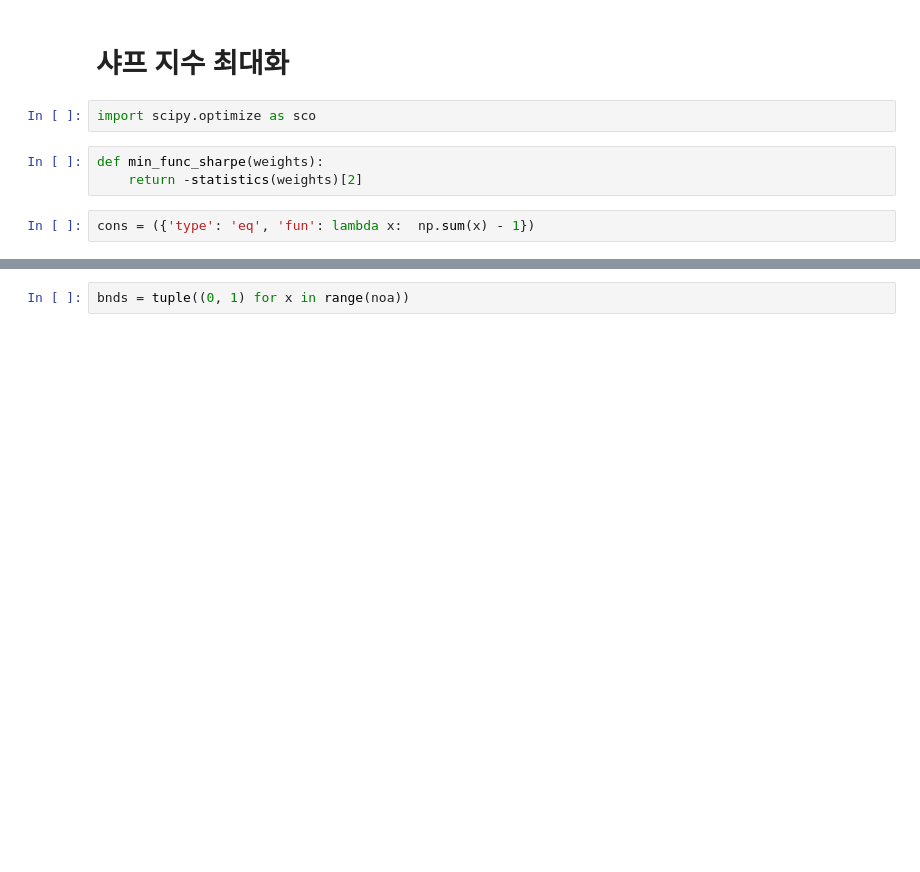
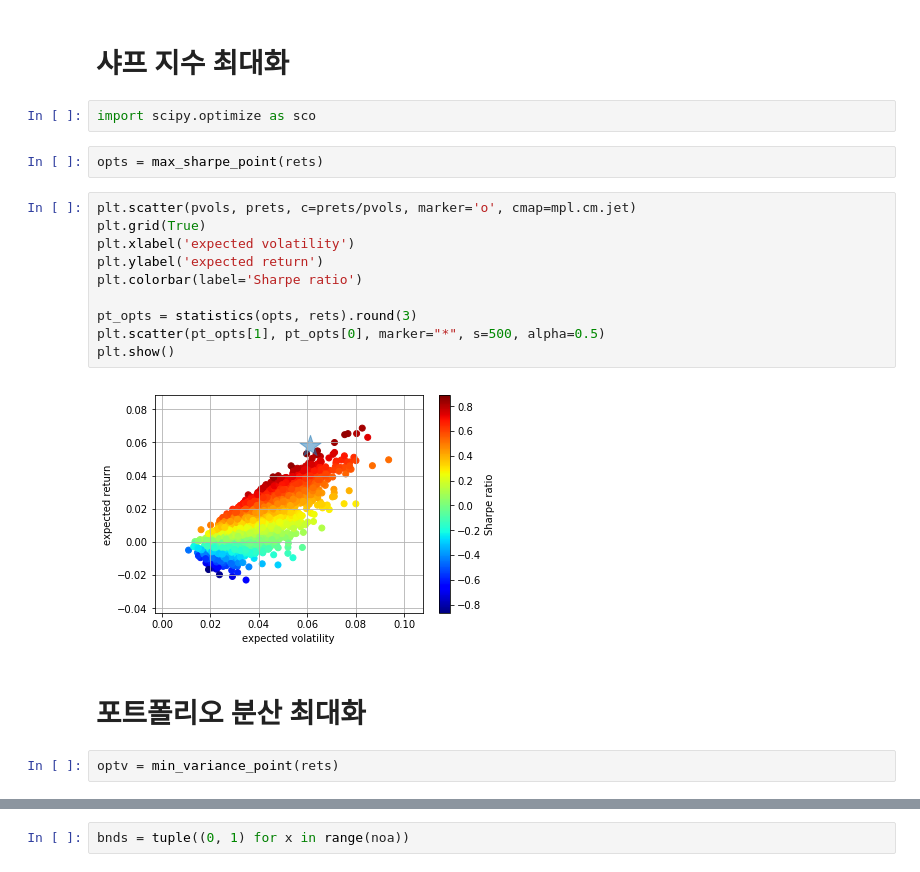
Before and after one commit to hatter30/tf_finance, a Jupyter notebook: analysis.ipynb, the cells around one changed output, grey strips where cells are left out. Saved outputs shown, nothing was run; the diff lists cells and outputs as text; blank space fills up the shorter version.

Commit message:
add shapre, variance analysis

```diff
--- a/analysis.ipynb
+++ b/analysis.ipynb
@@ -50,8 +32,21 @@ def statistics(weights):
 # 샤프 지수 최대화
 # %%
 import scipy.optimize as sco
-# %%
-def min_func_sharpe(weights):
-    return -statistics(weights)[2]
-# %%
-cons = ({'type': 'eq', 'fun': lambda x:  np.sum(x) - 1})
+# %%
+opts = max_sharpe_point(rets)
+# %%
+plt.scatter(pvols, prets, c=prets/pvols, marker='o', cmap=mpl.cm.jet)
+plt.grid(True)
+plt.xlabel('expected volatility')
+plt.ylabel('expected return')
+plt.colorbar(label='Sharpe ratio')
+
+pt_opts = statistics(opts, rets).round(3)
+plt.scatter(pt_opts[1], pt_opts[0], marker="*", s=500, alpha=0.5)
+plt.show()
+# %% [output]
+[figure, added]
+# %% [markdown]
+# 포트폴리오 분산 최대화
+# %%
+optv = min_variance_point(rets)
```
Also changed, not shown: parts of 25 cells of this notebook, 1 other file.
